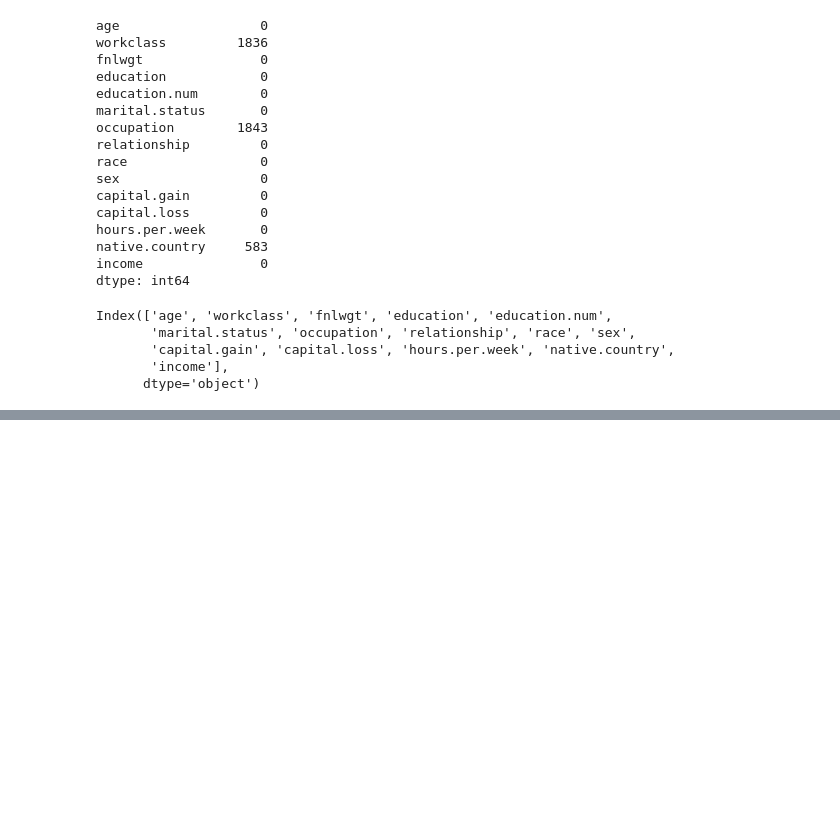
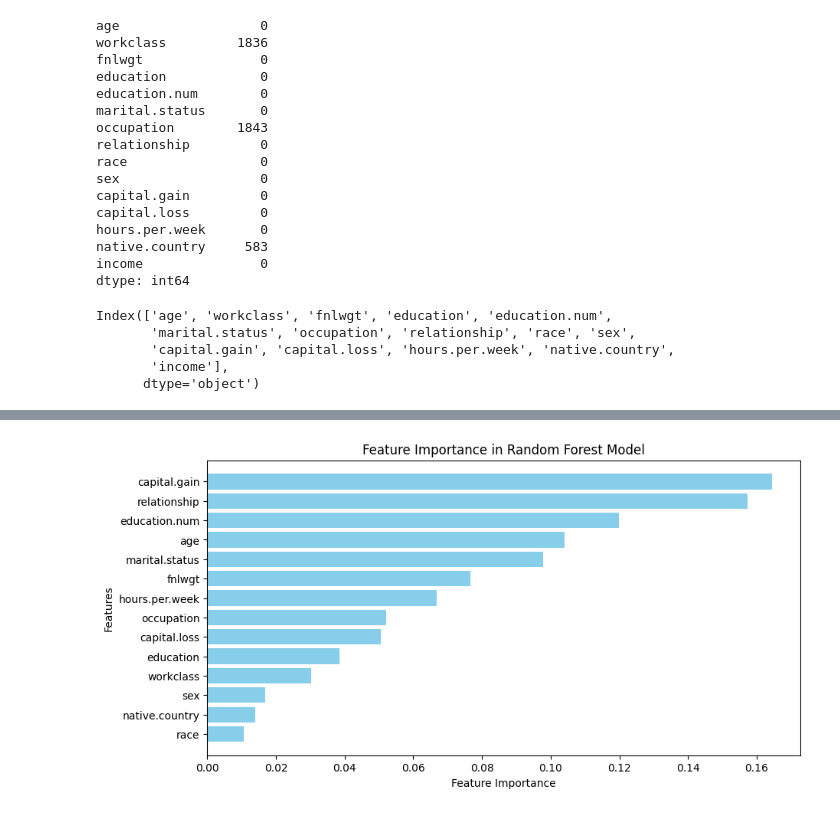
Before and after one commit to MhmdFais/ml-assignment, a Jupyter notebook: main.ipynb, the cells around one changed output, grey strips where cells are left out. Cells and saved outputs as stored; diff of their text form; code cells hidden in the pictures; blank space fills up the shorter version.

Commit message:
feat: model training done

```diff
--- a/main.ipynb
+++ b/main.ipynb
@@ -92,0 +125,32 @@ X_train, X_test, y_train, y_test = train_test_split(X, y, test_size=0.2, random_
+# %%
+best_rf_model = grid_search.best_estimator_
+# %%
+import matplotlib.pyplot as plt
+import numpy as np
+
+# Ensure best_rf_model is assigned
+if 'grid_search' in locals():
+    best_rf_model = grid_search.best_estimator_
+else:
+    raise ValueError("Run GridSearchCV before accessing the best model!")
+
+# Check feature importance attribute
+if hasattr(best_rf_model, "feature_importances_"):
+    feature_importance = best_rf_model.feature_importances_
+
+    # Sort feature importance
+    sorted_idx = np.argsort(feature_importance)[::-1]
+    features = X_train.columns[sorted_idx]
+
+    # Plot feature importance
+    plt.figure(figsize=(10, 5))
+    plt.barh(features, feature_importance[sorted_idx], color='skyblue')
+    plt.xlabel("Feature Importance")
+    plt.ylabel("Features")
+    plt.title("Feature Importance in Random Forest Model")
+    plt.gca().invert_yaxis()
+    plt.show()
+else:
+    print("The model does not support feature importance.")
+# %% [output]
+[figure, added]
```
Also changed, not shown: parts of 2 cells of this notebook.
